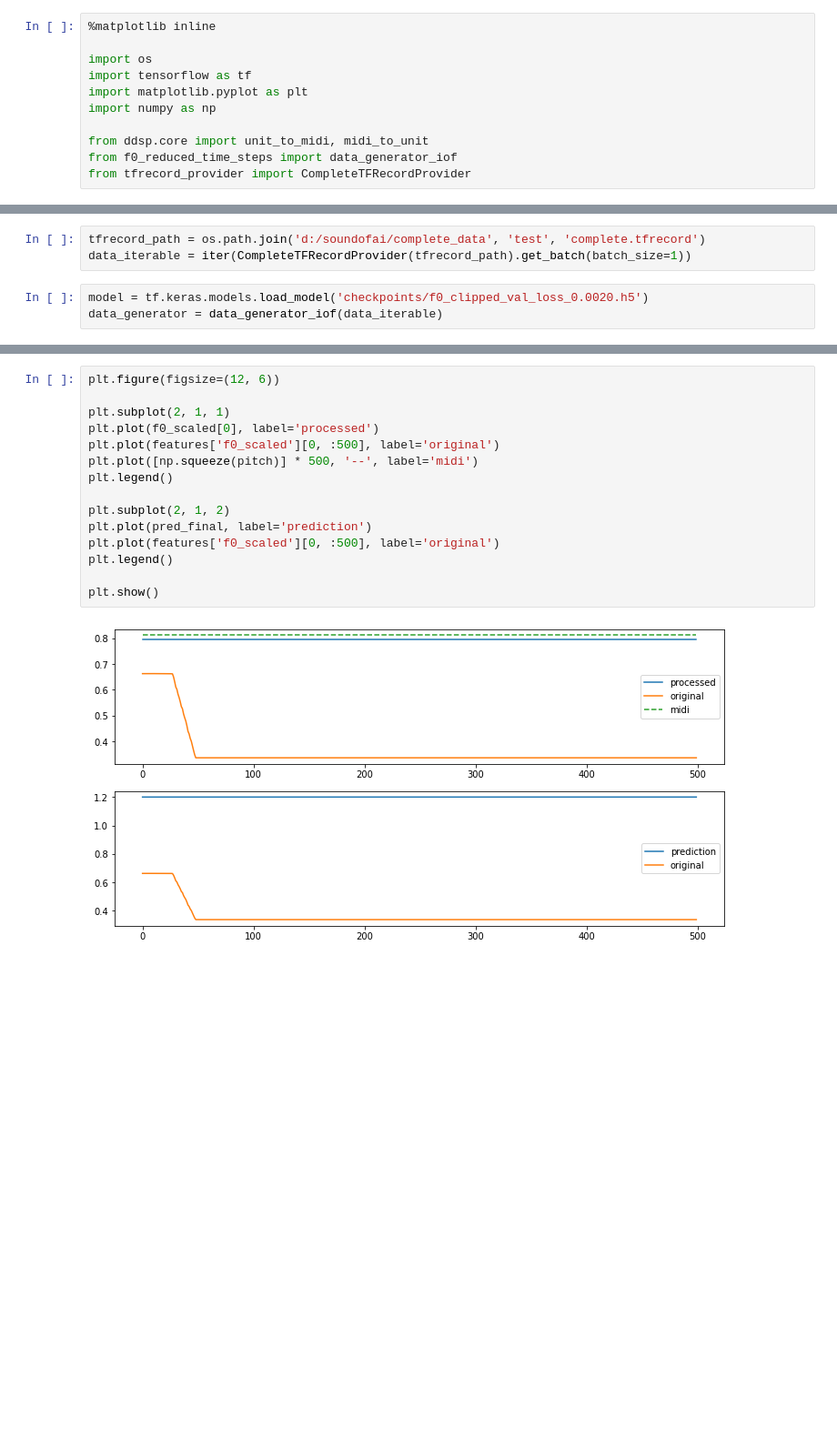
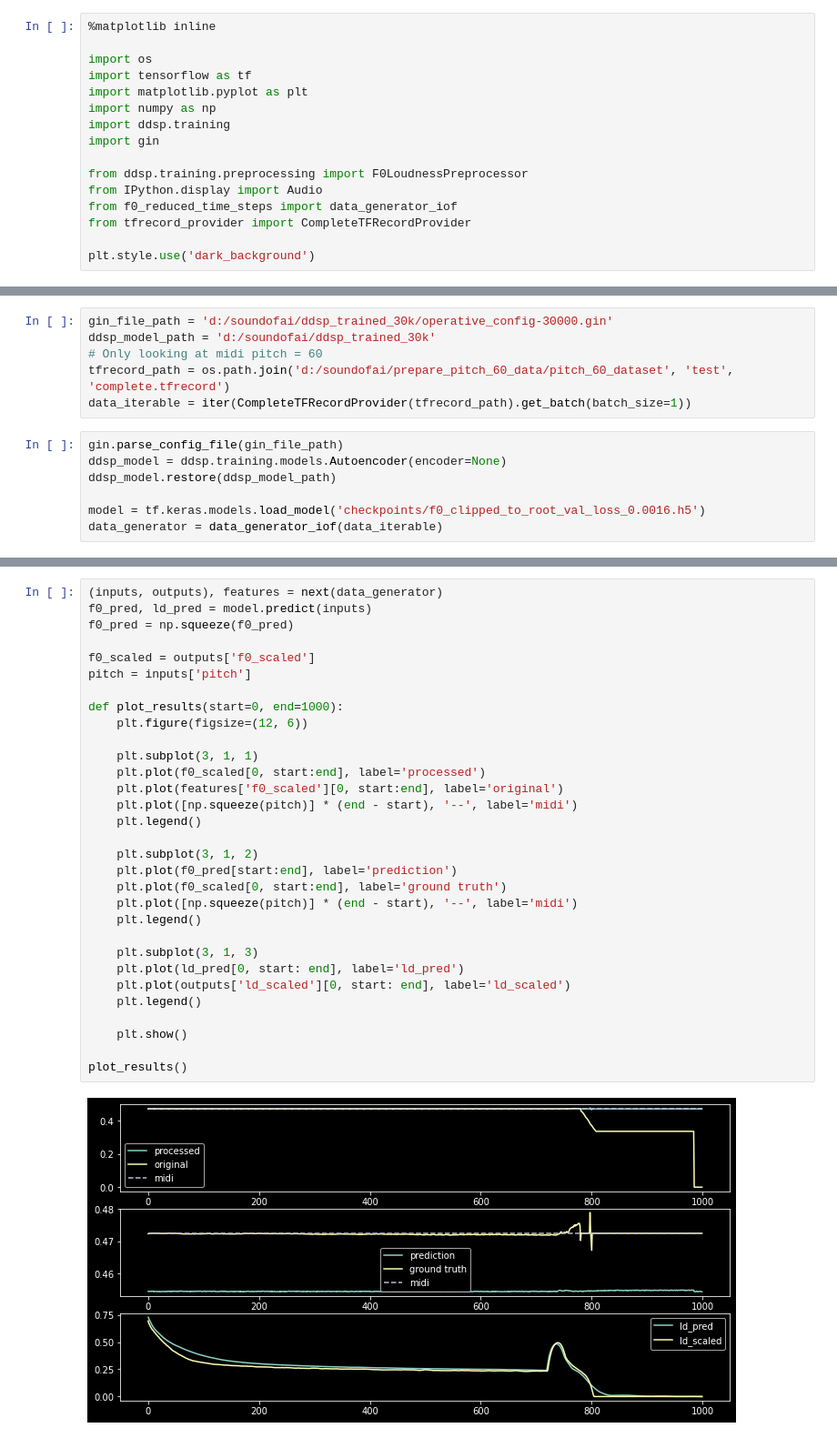
Before and after one commit to TheSoundOfAIOSR/rg_sound_generation, a Jupyter notebook: members/amit/f0_experiments/f0_clipped_inference.ipynb, the cells around one changed output, grey strips where cells are left out. Shown at 91% size. Drawn from its saved outputs; the diff is of its cells as text; blank space fills up the shorter version.

```diff
--- a/members/amit/f0_experiments/f0_clipped_inference.ipynb
+++ b/members/amit/f0_experiments/f0_clipped_inference.ipynb
@@ -5,7 +5,12 @@ import os
 import tensorflow as tf
 import matplotlib.pyplot as plt
 import numpy as np
+import ddsp.training
+import gin
 
-from ddsp.core import unit_to_midi, midi_to_unit
+from ddsp.training.preprocessing import F0LoudnessPreprocessor
+from IPython.display import Audio
 from f0_reduced_time_steps import data_generator_iof
 from tfrecord_provider import CompleteTFRecordProvider
+
+plt.style.use('dark_background')
@@ -12,6 +19,13 @@ from tfrecord_provider import CompleteTFRecordProvider
 # %%
-tfrecord_path = os.path.join('d:/soundofai/complete_data', 'test', 'complete.tfrecord')
+gin_file_path = 'd:/soundofai/ddsp_trained_30k/operative_config-30000.gin'
+ddsp_model_path = 'd:/soundofai/ddsp_trained_30k'
+# Only looking at midi pitch = 60
+tfrecord_path = os.path.join('d:/soundofai/prepare_pitch_60_data/pitch_60_dataset', 'test', 'complete.tfrecord')
 data_iterable = iter(CompleteTFRecordProvider(tfrecord_path).get_batch(batch_size=1))
 # %%
-model = tf.keras.models.load_model('checkpoints/f0_clipped_val_loss_0.0020.h5')
+gin.parse_config_file(gin_file_path)
+ddsp_model = ddsp.training.models.Autoencoder(encoder=None)
+ddsp_model.restore(ddsp_model_path)
+
+model = tf.keras.models.load_model('checkpoints/f0_clipped_to_root_val_loss_0.0016.h5')
 data_generator = data_generator_iof(data_iterable)
@@ -40,17 +32,33 @@ f0_scaled = tf.clip_by_value(f0_scaled, f0_scaled_min, f0_scaled_max)
 # %%
-plt.figure(figsize=(12, 6))
+(inputs, outputs), features = next(data_generator)
+f0_pred, ld_pred = model.predict(inputs)
+f0_pred = np.squeeze(f0_pred)
 
-plt.subplot(2, 1, 1)
-plt.plot(f0_scaled[0], label='processed')
-plt.plot(features['f0_scaled'][0, :500], label='original')
-plt.plot([np.squeeze(pitch)] * 500, '--', label='midi')
-plt.legend()
+f0_scaled = outputs['f0_scaled']
+pitch = inputs['pitch']
 
-plt.subplot(2, 1, 2)
-plt.plot(pred_final, label='prediction')
-plt.plot(features['f0_scaled'][0, :500], label='original')
-plt.legend()
+def plot_results(start=0, end=1000):
+    plt.figure(figsize=(12, 6))
 
-plt.show()
+    plt.subplot(3, 1, 1)
+    plt.plot(f0_scaled[0, start:end], label='processed')
+    plt.plot(features['f0_scaled'][0, start:end], label='original')
+    plt.plot([np.squeeze(pitch)] * (end - start), '--', label='midi')
+    plt.legend()
+
+    plt.subplot(3, 1, 2)
+    plt.plot(f0_pred[start:end], label='prediction')
+    plt.plot(f0_scaled[0, start:end], label='ground truth')
+    plt.plot([np.squeeze(pitch)] * (end - start), '--', label='midi')
+    plt.legend()
+
+    plt.subplot(3, 1, 3)
+    plt.plot(ld_pred[0, start: end], label='ld_pred')
+    plt.plot(outputs['ld_scaled'][0, start: end], label='ld_scaled')
+    plt.legend()
+
+    plt.show()
+
+plot_results()
 # %% [output]
-[figure, old version]
+[figure, new version]
```
Also changed, not shown: parts of 10 cells of this notebook, 2 other files.
